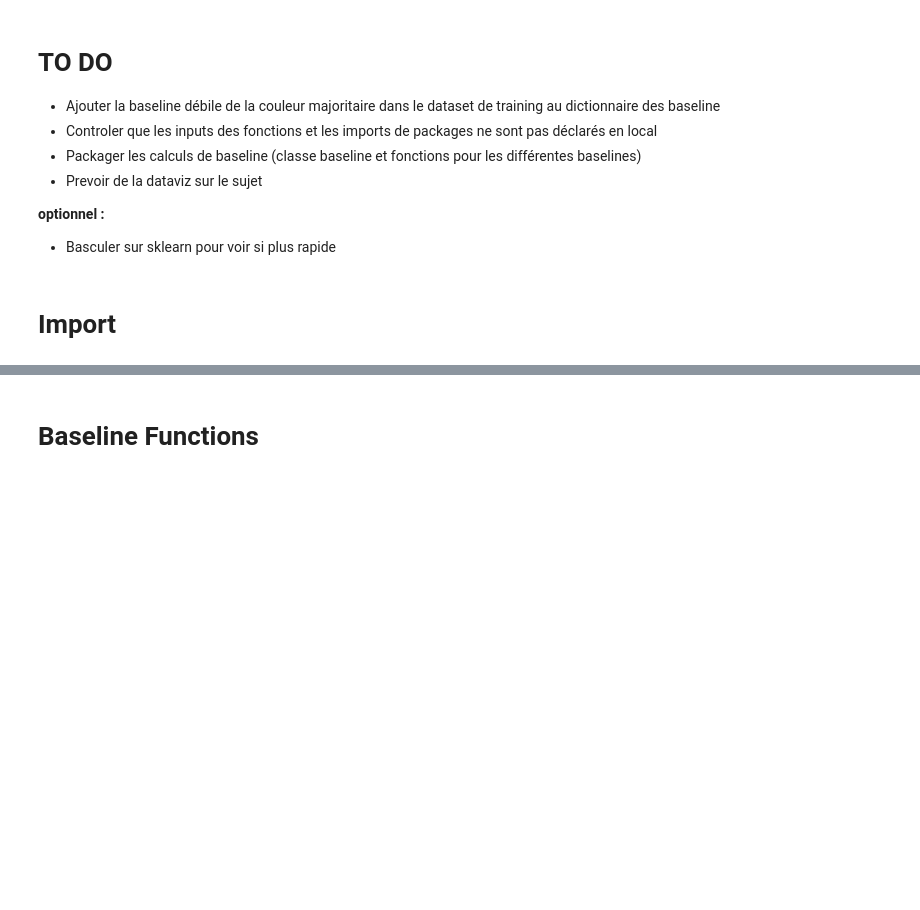
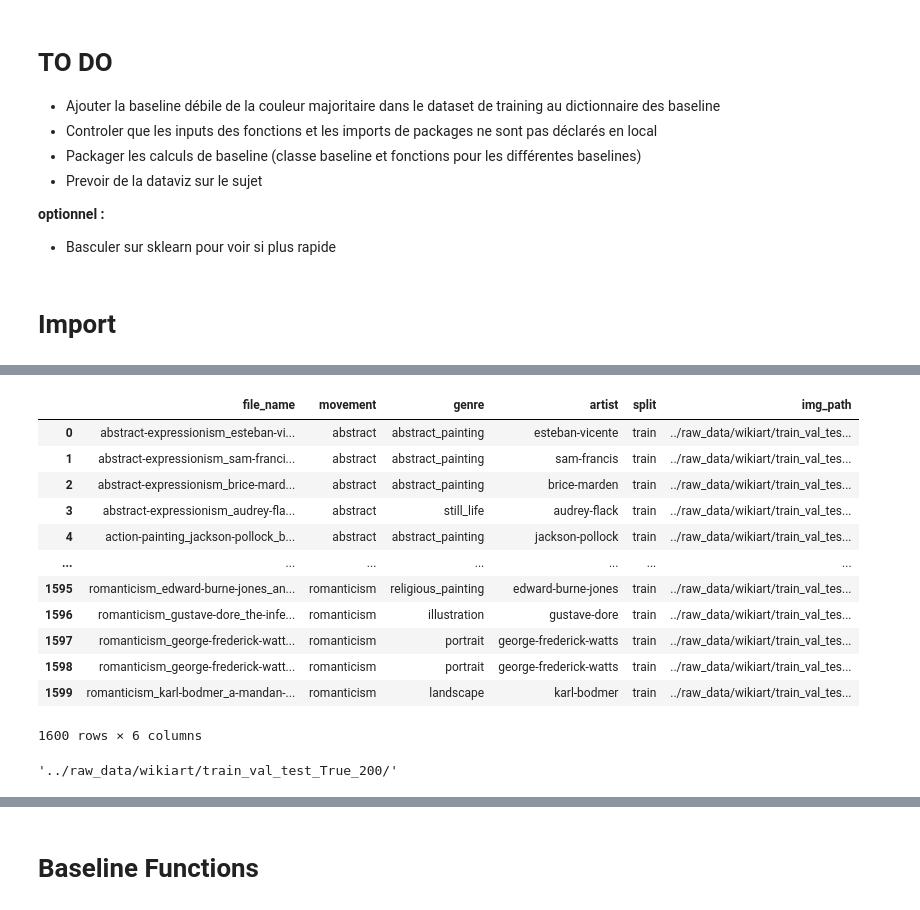
Before and after one commit to gregoirelafay/neural-art, a Jupyter notebook: notebooks/Baselines.ipynb, the cells around one changed output, grey strips where cells are left out. Saved outputs shown, nothing was run; the diff lists cells and outputs as text; code cells hidden in the pictures; blank space fills up the shorter version.

```diff
--- a/notebooks/Baselines.ipynb
+++ b/notebooks/Baselines.ipynb
@@ -64,0 +40,20 @@ merge_mov_1={'abstract_expressionism': 'abstract',
+# %%
+X_BASE
+# %% [output]
+|  | file_name | movement | genre | artist | split | img_path |
+| 0 | abstract-expressionism_esteban-vi... | abstract | abstract_painting | esteban-vicente | train | ../raw_data/wikiart/train_val_tes... |
+| 1 | abstract-expressionism_sam-franci... | abstract | abstract_painting | sam-francis | train | ../raw_data/wikiart/train_val_tes... |
+| 2 | abstract-expressionism_brice-mard... | abstract | abstract_painting | brice-marden | train | ../raw_data/wikiart/train_val_tes... |
+| 3 | abstract-expressionism_audrey-fla... | abstract | still_life | audrey-flack | train | ../raw_data/wikiart/train_val_tes... |
+| 4 | action-painting_jackson-pollock_b... | abstract | abstract_painting | jackson-pollock | train | ../raw_data/wikiart/train_val_tes... |
+| ... | ... | ... | ... | ... | ... | ... |
+| 1595 | romanticism_edward-burne-jones_an... | romanticism | religious_painting | edward-burne-jones | train | ../raw_data/wikiart/train_val_tes... |
+| 1596 | romanticism_gustave-dore_the-infe... | romanticism | illustration | gustave-dore | train | ../raw_data/wikiart/train_val_tes... |
+| 1597 | romanticism_george-frederick-watt... | romanticism | portrait | george-frederick-watts | train | ../raw_data/wikiart/train_val_tes... |
+| 1598 | romanticism_george-frederick-watt... | romanticism | portrait | george-frederick-watts | train | ../raw_data/wikiart/train_val_tes... |
+| 1599 | romanticism_karl-bodmer_a-mandan-... | romanticism | landscape | karl-bodmer | train | ../raw_data/wikiart/train_val_tes... |
+1600 rows × 6 columns
+# %%
+root
+# %% [output]
+'../raw_data/wikiart/train_val_test_True_200/'
```
Also changed, not shown: parts of 41 cells of this notebook, 1 other file.
